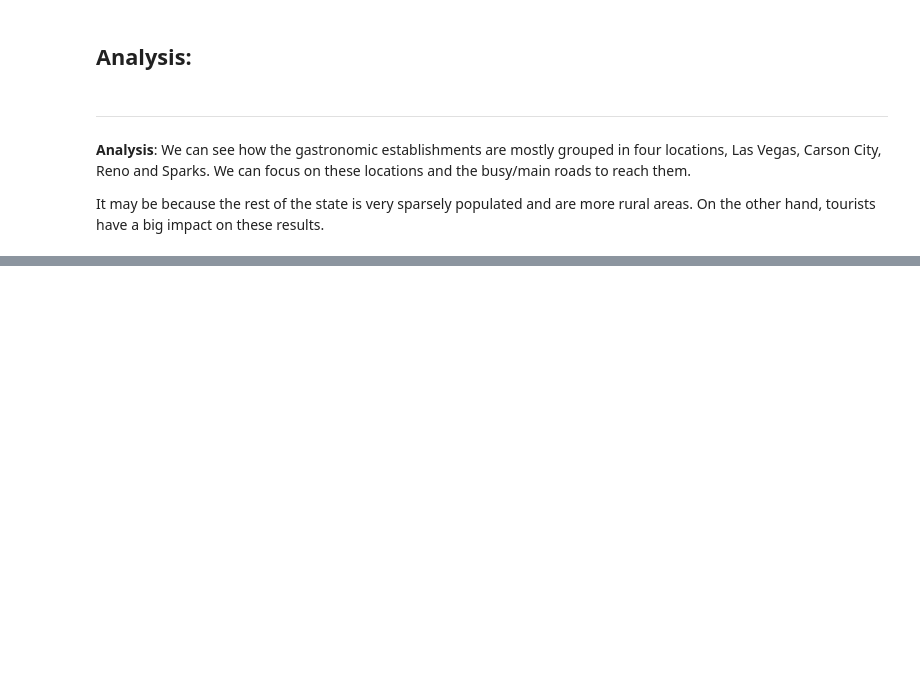
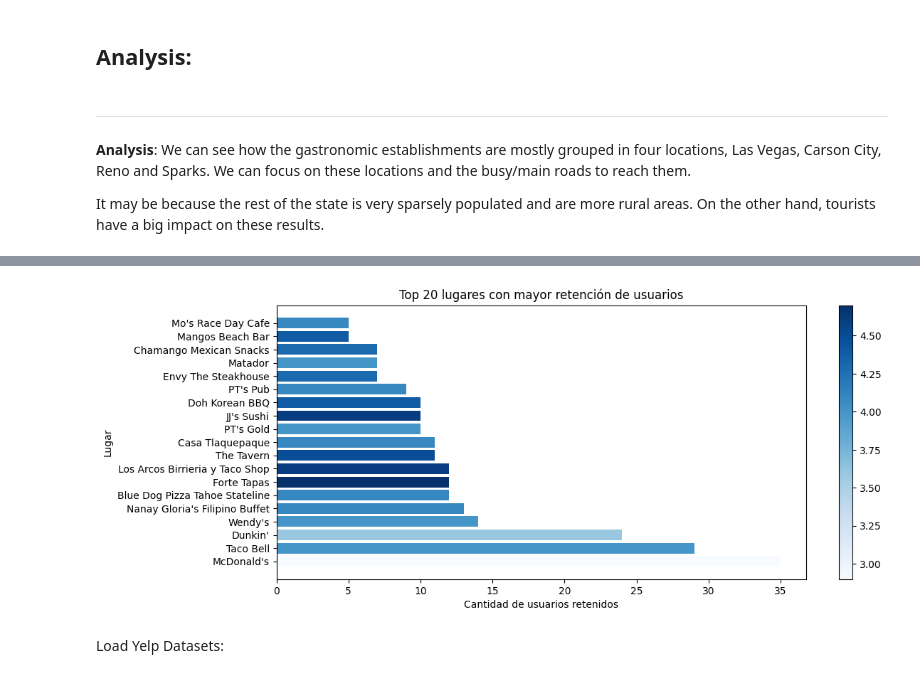
Before and after one commit to volpo/PG_YELP_GOOGLE_MAPS, a Jupyter notebook: EDANevada.ipynb, the cells around one changed output, grey strips where cells are left out. Saved outputs shown, nothing was run; the diff lists cells and outputs as text; code cells hidden in the pictures; blank space fills up the shorter version.

```diff
--- a/EDANevada.ipynb
+++ b/EDANevada.ipynb
@@ -709,0 +782,19 @@ It may be because the rest of the state is very sparsely populated and are more
+# %%
+import matplotlib.cm as cm
+cmap = cm. ScalarMappable(cmap='Blues')
+colors = cmap.to_rgba(df_retained['avg_rating'])
+# %%
+plt.figure(figsize=(12,5))
+plt.barh(df_retained['name'], df_retained['retained_users'], color=colors)
+plt.xlabel('Cantidad de usuarios retenidos')
+plt.ylabel('Lugar')
+plt.title('Top 20 lugares con mayor retención de usuarios')
+
+cmap.set_array(df_retained['avg_rating'])
+plt.colorbar(cmap)
+
+plt.show()
+# %% [output]
+[figure, added]
+# %% [markdown]
+Load Yelp Datasets:
```
Also changed, not shown: parts of 7 cells of this notebook.
